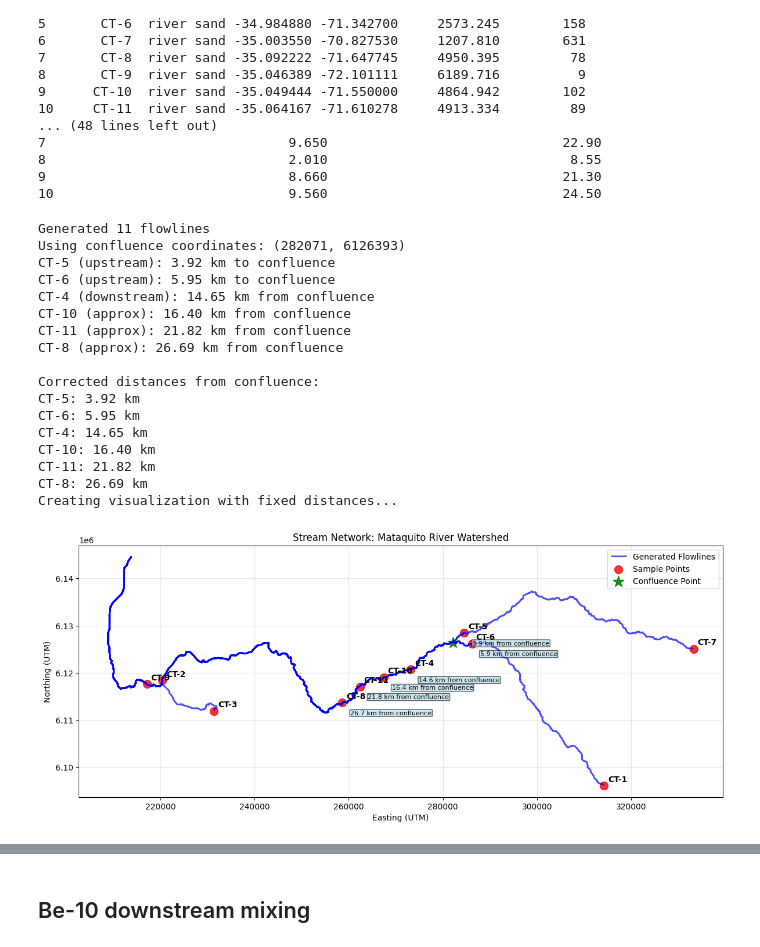
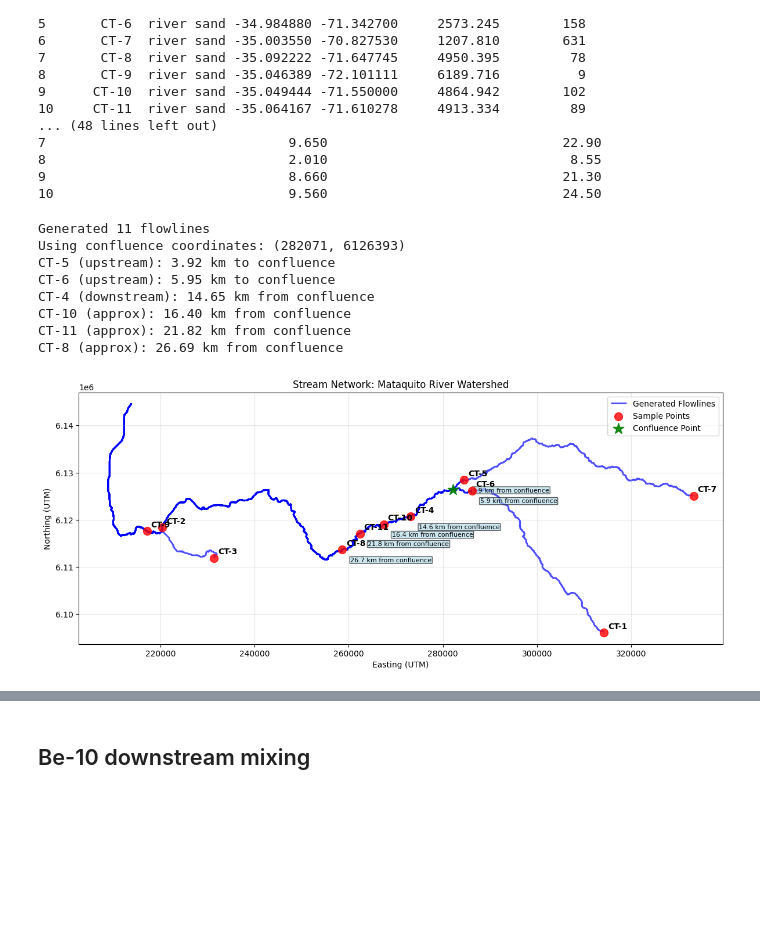
Before and after one commit to glong1321/AndesTG, a Jupyter notebook: Mataquito/Mixing_below_confluence/Below_confluence.ipynb, the cells around one changed output, grey strips where cells are left out. Saved outputs shown, nothing was run; the diff lists cells and outputs as text; code cells hidden in the pictures; blank space fills up the shorter version.

```diff
--- a/Mataquito/Mixing_below_confluence/Below_confluence.ipynb
+++ b/Mataquito/Mixing_below_confluence/Below_confluence.ipynb
@@ -297,10 +297,10 @@ def create_visualization_with_fixed_distances(samples_gdf, flowlines_gdf, distan
     fig, ax = plt.subplots(1, 1, figsize=(12, 10))
 
     # Plot flowlines
-    flowlines_gdf.plot(ax=ax, color='blue', linewidth=2, alpha=0.7, label='Generated Flowlines')
+    flowlines_gdf.plot(ax=ax, color='blue', linewidth=2, alpha=0.7, label='Generated Flowlines', zorder = 1)
 
     # Plot sample points
-    samples_gdf.plot(ax=ax, color='red', markersize=100, alpha=0.8, label='Sample Points')
+    samples_gdf.plot(ax=ax, color='red', markersize=100, alpha=0.8, label='Sample Points', zorder=10)
 
     # Plot confluence point
     if confluence_point:
@@ -313,7 +313,7 @@ def create_visualization_with_fixed_distances(samples_gdf, flowlines_gdf, distan
         ax.annotate(sample['Name'],
                    xy=(sample.geometry.x, sample.geometry.y),
                    xytext=(5, 5), textcoords='offset points',
-                   fontsize=10, fontweight='bold')
+                   fontsize=10, fontweight='bold', zorder=20)
 
     # Add distance labels with corrected calculations
     tributary_samples = ['CT-5', 'CT-6']
@@ -395,49 +395,37 @@ def run_complete_analysis_with_fixed_distances():
         tributary_samples=['CT-5', 'CT-6']
     )
 
-    print("\nCorrected distances from confluence:")
-    for sample, distance in distances.items():
-        print(f"{sample}: {distance:.2f} km")
 
     # Create visualization
     fig, ax = create_visualization_with_fixed_distances(
         samples_gdf, flowlines_gdf, distances, confluence_point
     )
 
     # Save the plot
     plt.savefig('Figures/corrected_confluence_distances_visualization.png', dpi=300, bbox_inches='tight')
 
     # Show the plot
     plt.show()
 
     flowlines_gdf.to_file("Shapefiles/corrected_flowlines.shp")
 
     return distances, confluence_point
 
 
 # Example usage:
 if __name__ == "__main__":
     # Run the complete analysis
     distances, confluence_point = run_complete_analysis_with_fixed_distances()
 # %% [output]
 Generated 11 flowlines
 Using confluence coordinates: (282071, 6126393)
 CT-5 (upstream): 3.92 km to confluence
 CT-6 (upstream): 5.95 km to confluence
 CT-4 (downstream): 14.65 km from confluence
 CT-10 (approx): 16.40 km from confluence
 CT-11 (approx): 21.82 km from confluence
 CT-8 (approx): 26.69 km from confluence
-
-Corrected distances from confluence:
-CT-5: 3.92 km
-CT-6: 5.95 km
-CT-4: 14.65 km
-CT-10: 16.40 km
-CT-11: 21.82 km
-CT-8: 26.69 km
-Creating visualization with fixed distances...
-[figure, old version]
+[figure, new version]
 # %%
 def plot_downstream_violin_filtered(csv_files, sample_names, df_coords, best_fit_values_list=None,
                                   labels=None, colors=None, title="Downstream Mixing Length Scales",
```
Also changed, not shown: parts of 10 cells of this notebook, 7 other files.
